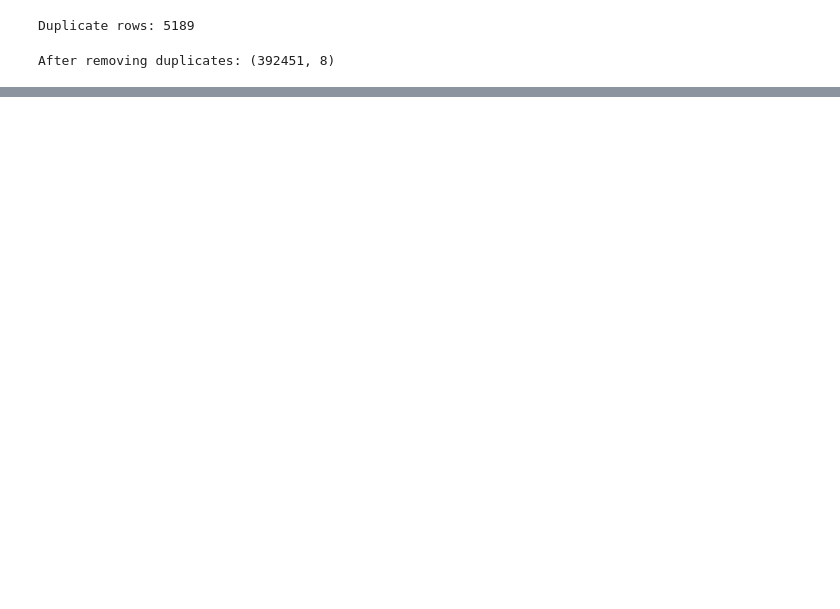
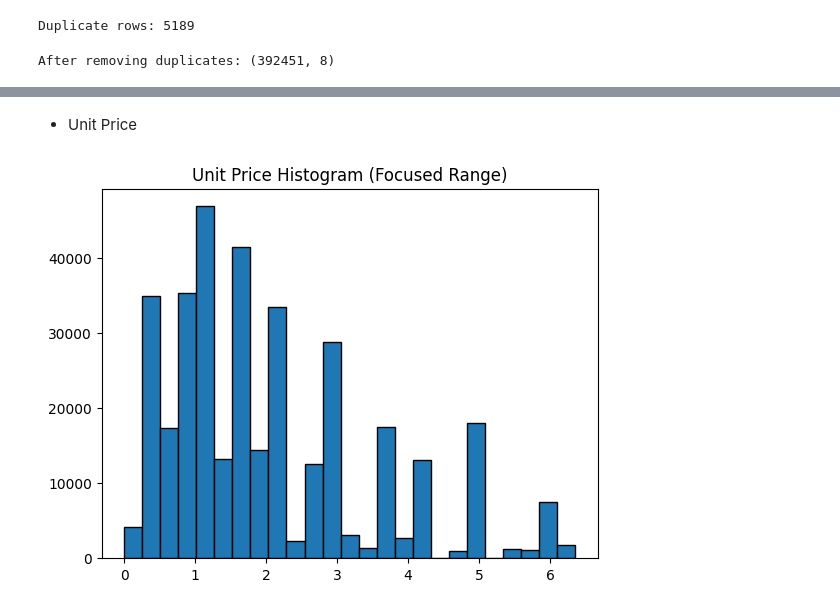
Before and after one commit to Rachit931/Cart-IQ, a Jupyter notebook: notebooks/01_EDA.ipynb, the cells around one changed output, grey strips where cells are left out. Drawn from its saved outputs; the diff is of its cells as text; code cells hidden in the pictures; blank space fills up the shorter version.

```diff
--- a/notebooks/01_EDA.ipynb
+++ b/notebooks/01_EDA.ipynb
@@ -346,0 +406,10 @@ df_clean.shape
+# %% [markdown]
+* Unit Price
+# %%
+subset = df_clean[df_clean['UnitPrice'] <= df_clean["UnitPrice"].quantile(0.9)]
+
+plt.hist(subset['UnitPrice'], bins=25, edgecolor='black')
+plt.title("Unit Price Histogram (Focused Range)")
+plt.show()
+# %% [output]
+[figure, added]
```
Also changed, not shown: parts of 49 cells of this notebook.
